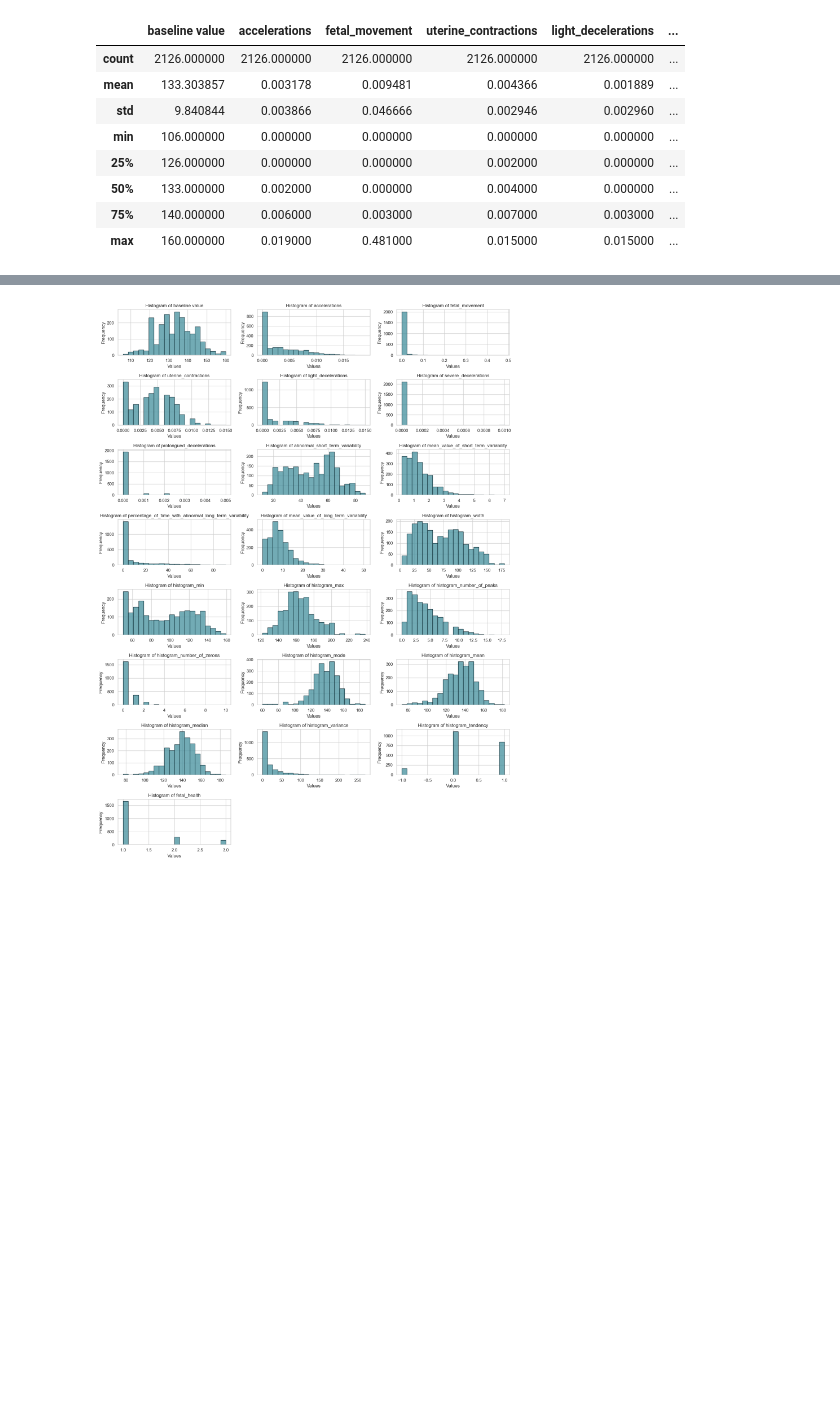
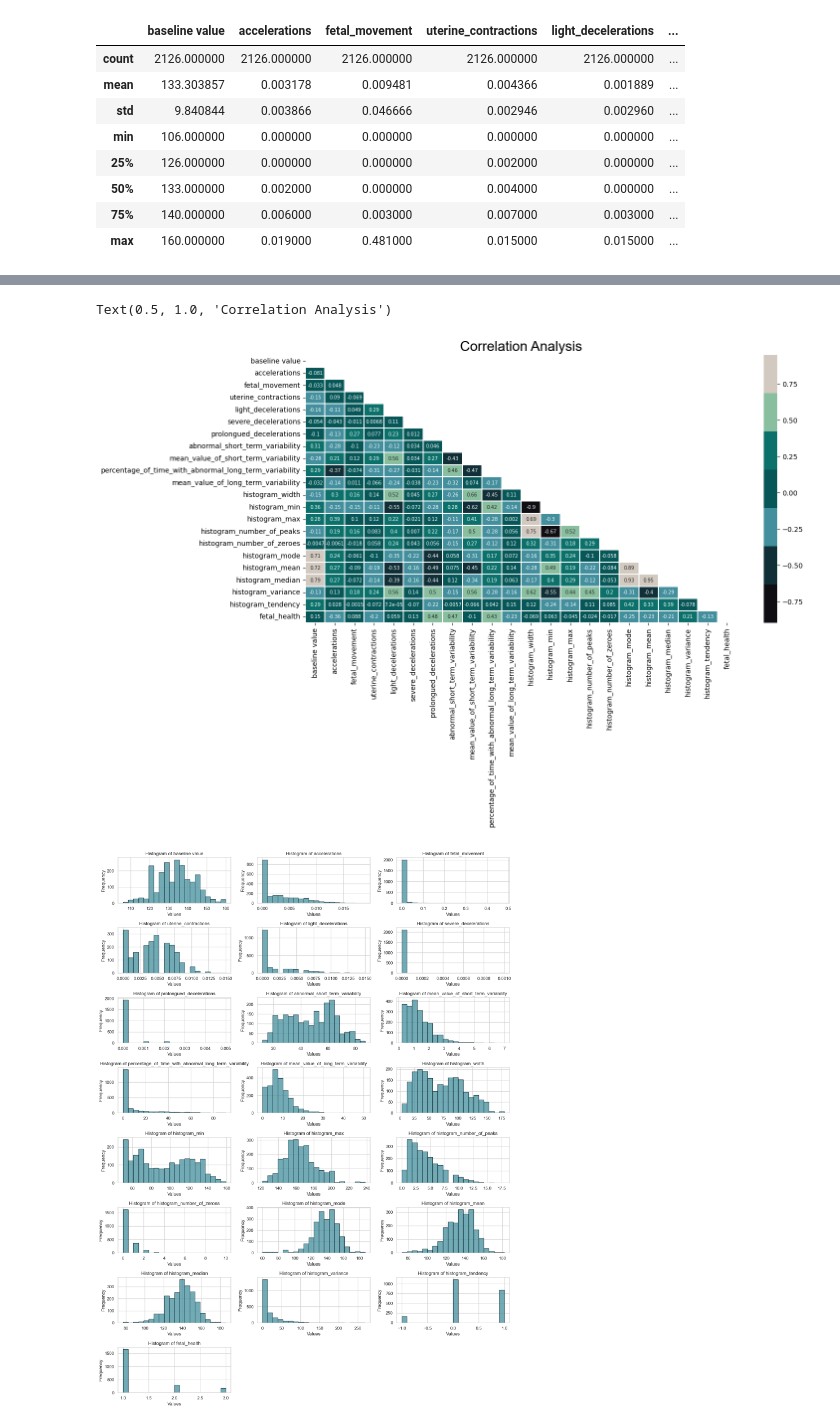
Before and after one commit to BragaDS/fetal_classification, a Jupyter notebook: notebook/fetal_health.ipynb, the cells around one changed output, grey strips where cells are left out. Cells and saved outputs as stored; diff of their text form; code cells hidden in the pictures; blank space fills up the shorter version.

```diff
--- a/notebook/fetal_health.ipynb
+++ b/notebook/fetal_health.ipynb
@@ -43,10 +44,10 @@ from sklearn.metrics import classification_report, accuracy_score
 from sklearn.preprocessing import StandardScaler
 # %%
 # Defining a custom color map for clusters using ListedColormap
-cluster_colors = colors.ListedColormap(['#0f0e13', '#112f37', '#438f9d', '#075758', '#0c716b', '#89bf9f', '#d2c9c0'])
+palletecolors = colors.ListedColormap(['#0f0e13', '#112f37', '#438f9d', '#075758', '#0c716b', '#89bf9f', '#d2c9c0'])
 
 # Displaying the custom color map
-cluster_colors
+palletecolors
 # %% [output]
 [figure]
 # %% [markdown]
@@ -104,3 +132,17 @@ df.describe()
+# %%
+# Calculating the correlation matrix
+df_corr = df.corr()
+
+# Create the mask for the upper triangle of the new correlation matrix
+mask = np.triu(np.ones_like(df_corr, dtype=bool))
+
+# Create the heatmap using the new correlation matrix
+fig, ax = plt.subplots(figsize=(14, 7))
+sns.heatmap(df_corr, mask=mask, annot=True, cmap=palletecolors, linewidths=0.1, cbar=True, annot_kws={"size": 7})
+plt.title('Correlation Analysis', fontsize=20, fontfamily='arial', loc='center')
+# %% [output]
+Text(0.5, 1.0, 'Correlation Analysis')
+[figure, added]
 # %%
 # Configure Seaborn style (optional)
 sns.set(style='whitegrid')
```
Also changed, not shown: parts of 2 cells of this notebook, 1 other file.
